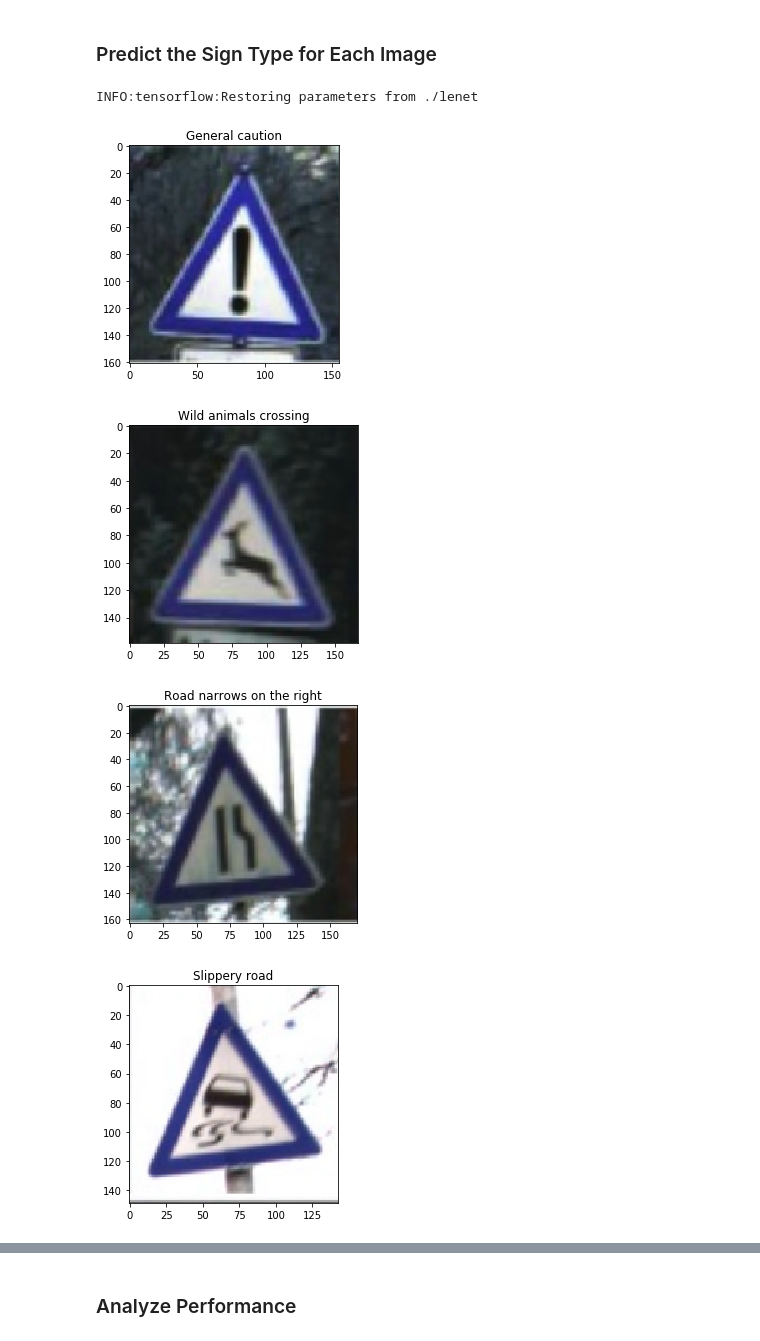
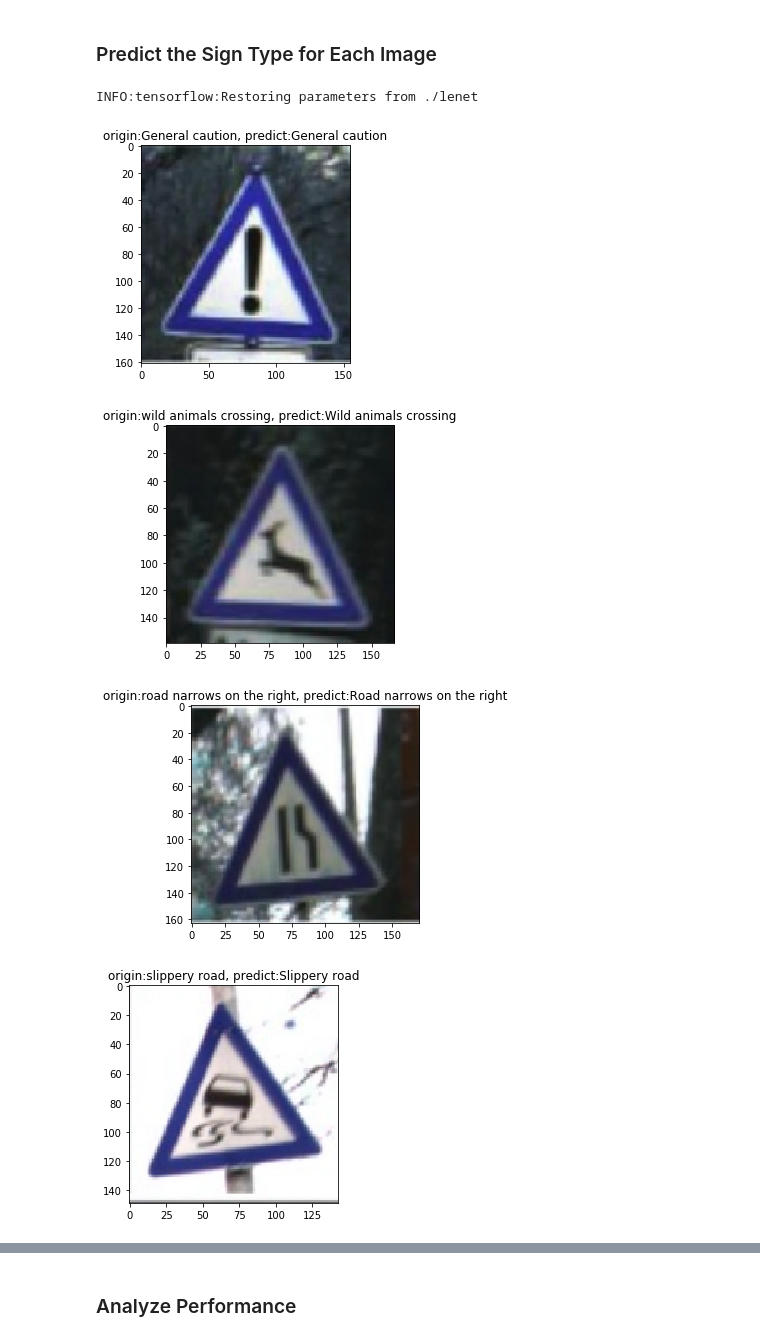
Before and after one commit to dust007/CarND-Traffic-Sign-Classifier-Project, a Jupyter notebook: Traffic_Sign_Classifier.ipynb, the cells around one changed output, grey strips where cells are left out. Drawn from its saved outputs; the diff is of its cells as text; code cells hidden in the pictures.

```diff
--- a/Traffic_Sign_Classifier.ipynb
+++ b/Traffic_Sign_Classifier.ipynb
@@ -400,6 +390,8 @@ for f in onlyfiles:
         continue
 
 new_x = np.array(new_x)
+origin_labels = ['General caution', 'wild animals crossing', 'road narrows on the right',
+                'slippery road', 'priority road']
 # %% [output]
 ['./web_pics/Capture2.PNG', './web_pics/Capture3.PNG', './web_pics/Capture1.PNG', './web_pics/Capture4.PNG', './web_pics/Capture5.PNG']
 (161, 155, 3)
@@ -449,19 +441,19 @@ label_text
 # %%
 ### Run the predictions here and use the model to output the prediction for each image.
 ### Make sure to pre-process the images with the same pre-processing pipeline used earlier.
 ### Feel free to use as many code cells as needed.
 prediction = tf.argmax(logits, 1)
 
 with tf.Session() as sess:
     saver.restore(sess, tf.train.latest_checkpoint('.'))
     classification = sess.run(prediction, feed_dict={x: new_x, keep_prob: 1.0})
     for i in range(len(classification)):
         plt.figure()
-        plt.title(label_text['SignName'][classification[i]])
+        plt.title("origin:%s, predict:%s" % (origin_labels[i], label_text['SignName'][classification[i]]))
         plt.imshow(web_pics[i])
 # %% [output]
 INFO:tensorflow:Restoring parameters from ./lenet
-[figure, old version]
+[figure, new version]
-[figure, old version]
+[figure, new version]
-[figure, old version]
+[figure, new version]
-[figure, old version]
+[figure, new version]
```
Also changed, not shown: parts of 7 cells of this notebook, 2 other files.
